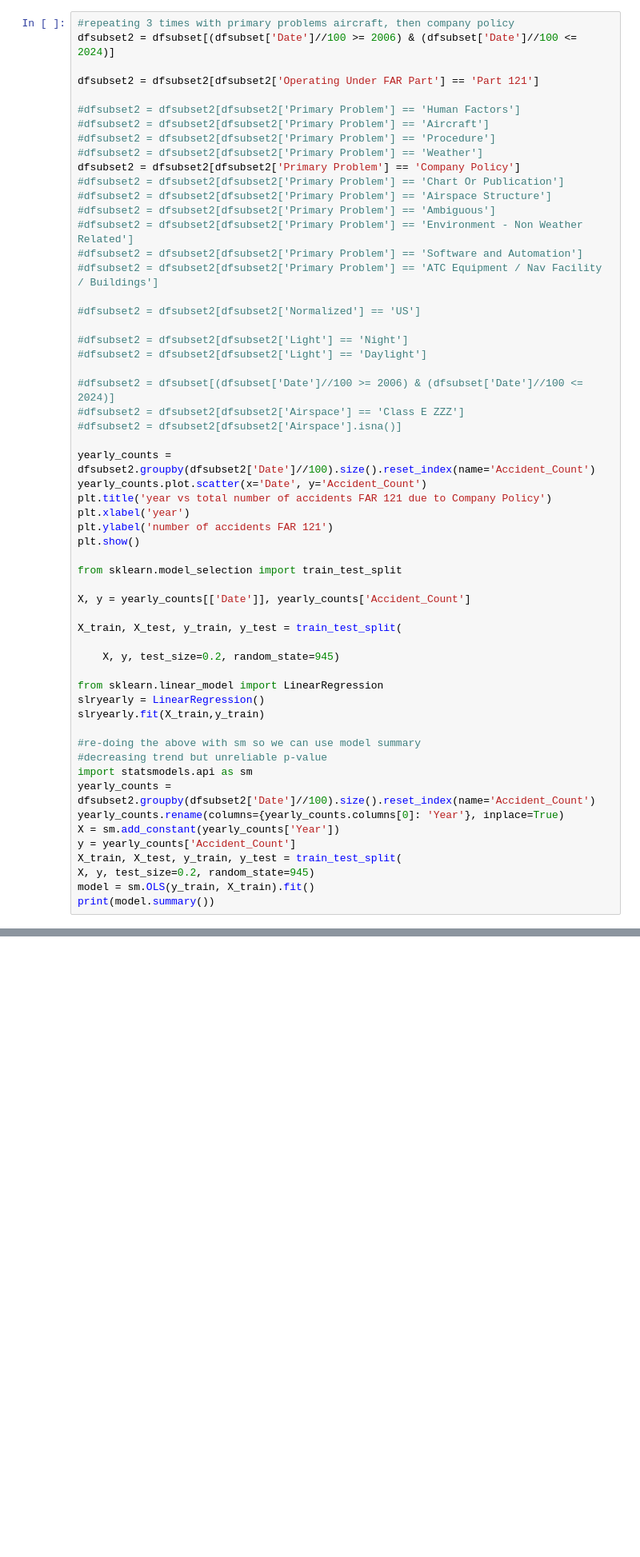
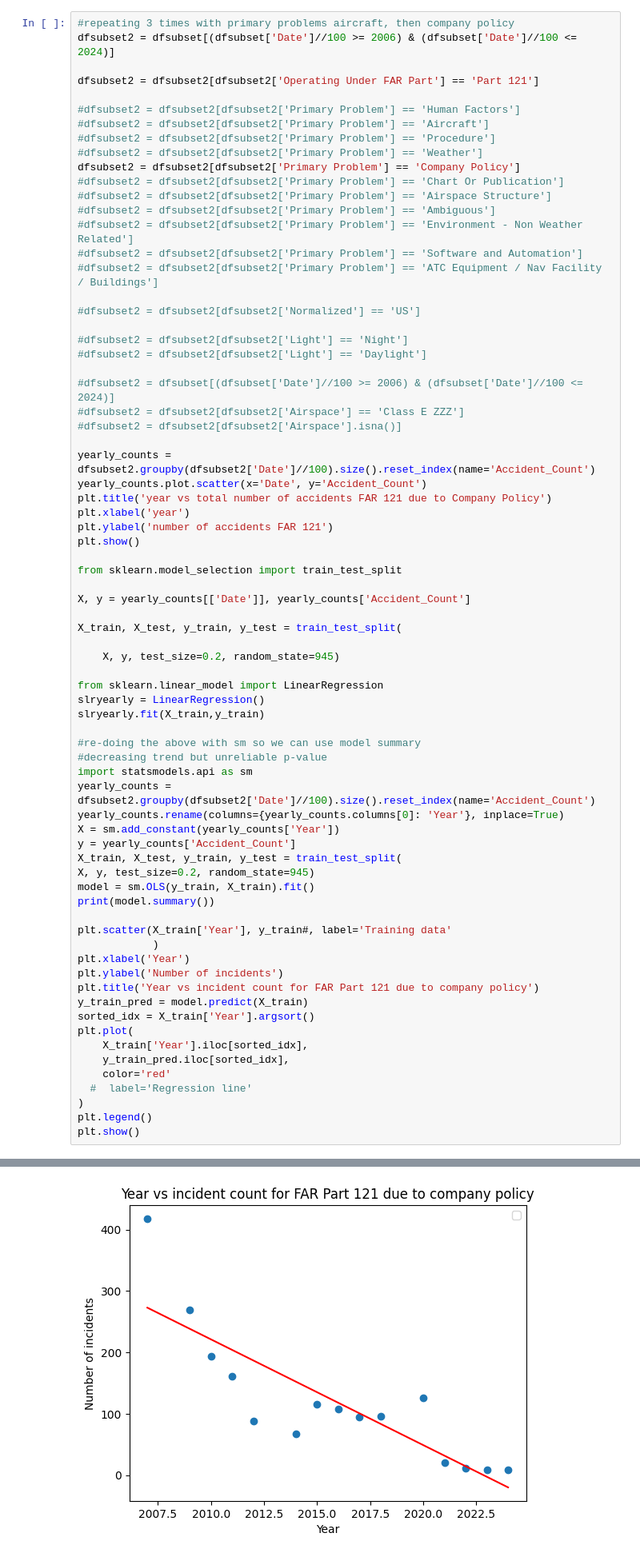
Before and after one commit to terryljh/aviation2, a Jupyter notebook: asrs linear model2.ipynb, the cells around one changed output, grey strips where cells are left out. Shown at 80% size. Saved outputs shown, nothing was run; the diff lists cells and outputs as text; blank space fills up the shorter version.

```diff
--- a/asrs linear model2.ipynb
+++ b/asrs linear model2.ipynb
@@ -1286,6 +1286,22 @@ X_train, X_test, y_train, y_test = train_test_split(
 X, y, test_size=0.2, random_state=945)
 model = sm.OLS(y_train, X_train).fit()
 print(model.summary())
+
+plt.scatter(X_train['Year'], y_train#, label='Training data'
+            )
+plt.xlabel('Year')
+plt.ylabel('Number of incidents')
+plt.title('Year vs incident count for FAR Part 121 due to company policy')
+y_train_pred = model.predict(X_train)
+sorted_idx = X_train['Year'].argsort()
+plt.plot(
+    X_train['Year'].iloc[sorted_idx],
+    y_train_pred.iloc[sorted_idx],
+    color='red'
+  #  label='Regression line'
+)
+plt.legend()
+plt.show()
 # %% [output]
 [figure]
                             OLS Regression Results
@@ -1298,13 +1314,14 @@ Time:                        23:43:21   Log-Likelihood:                -82.021
 No. Observations:                  15   AIC:                             168.0
 Df Residuals:                      13   BIC:                             169.5
 Df Model:                           1
 Covariance Type:            nonrobust
 ==============================================================================
 ... (11 lines left out)
 Notes:
 [1] Standard Errors assume that the covariance matrix of the errors is correctly specified.
 [2] The condition number is large, 7.8e+05. This might indicate that there are
 strong multicollinearity or other numerical problems.
+[figure, added]
 # %%
 dfsubset2 = dfsubset[(dfsubset['Date']//100 >= 2006) & (dfsubset['Date']//100 <= 2024)]
 
```
Also changed, not shown: parts of 1 cell of this notebook.
